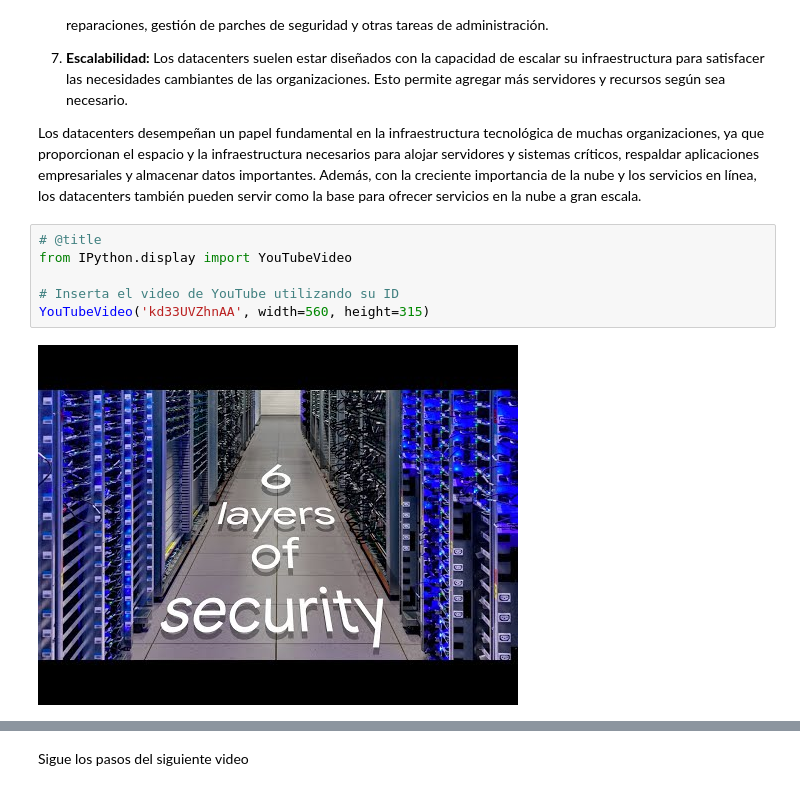
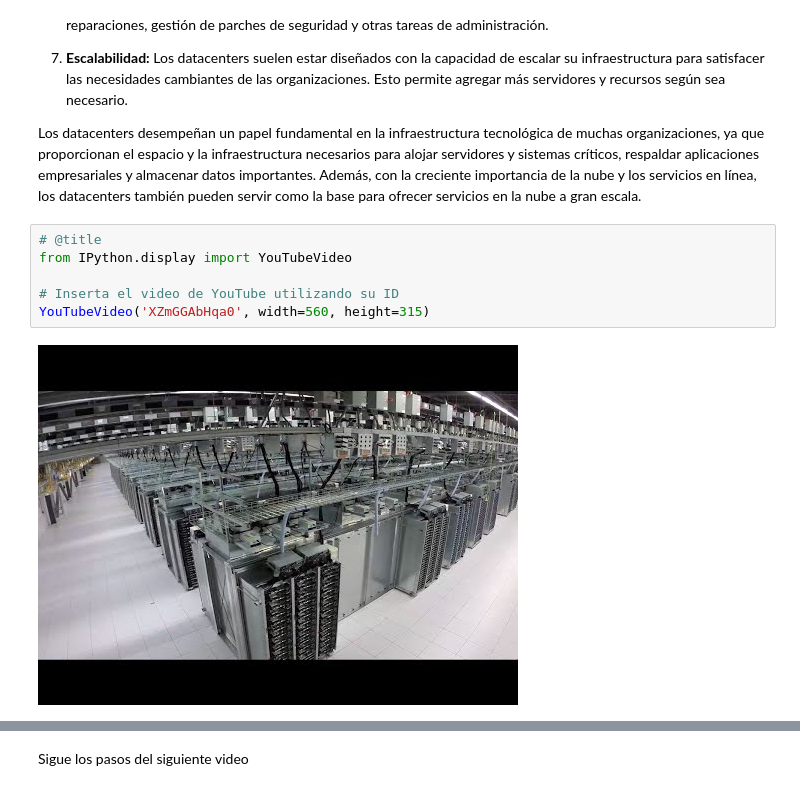
Before and after one commit to jazaineam1/BigData2023_2, a Jupyter notebook: Cuadernos/3_Definiciones_GCP.ipynb, the cells around one changed output, grey strips where cells are left out. Cells and saved outputs as stored; diff of their text form.

```diff
--- a/Cuadernos/3_Definiciones_GCP.ipynb
+++ b/Cuadernos/3_Definiciones_GCP.ipynb
@@ -117,11 +119,11 @@ Los datacenters desempeñan un papel fundamental en la infraestructura tecnológ
 # %%
 # @title
 from IPython.display import YouTubeVideo
 
 # Inserta el video de YouTube utilizando su ID
-YouTubeVideo('kd33UVZhnAA', width=560, height=315)
+YouTubeVideo('XZmGGAbHqa0', width=560, height=315)
 # %% [output]
-[figure, old version]
+[figure, new version]
 # %% [markdown]
 ### Como crear una cuenta en GCP
 
```
